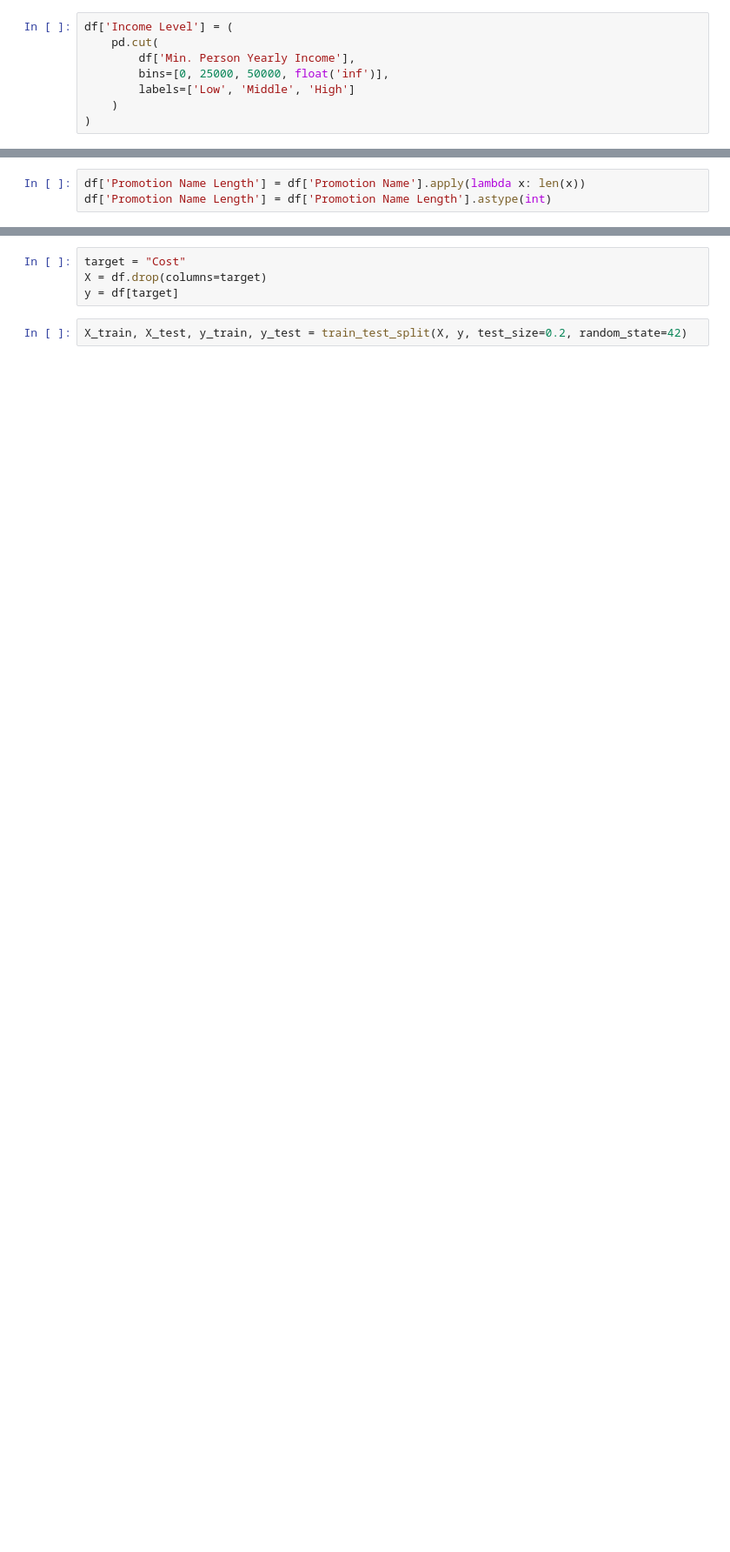
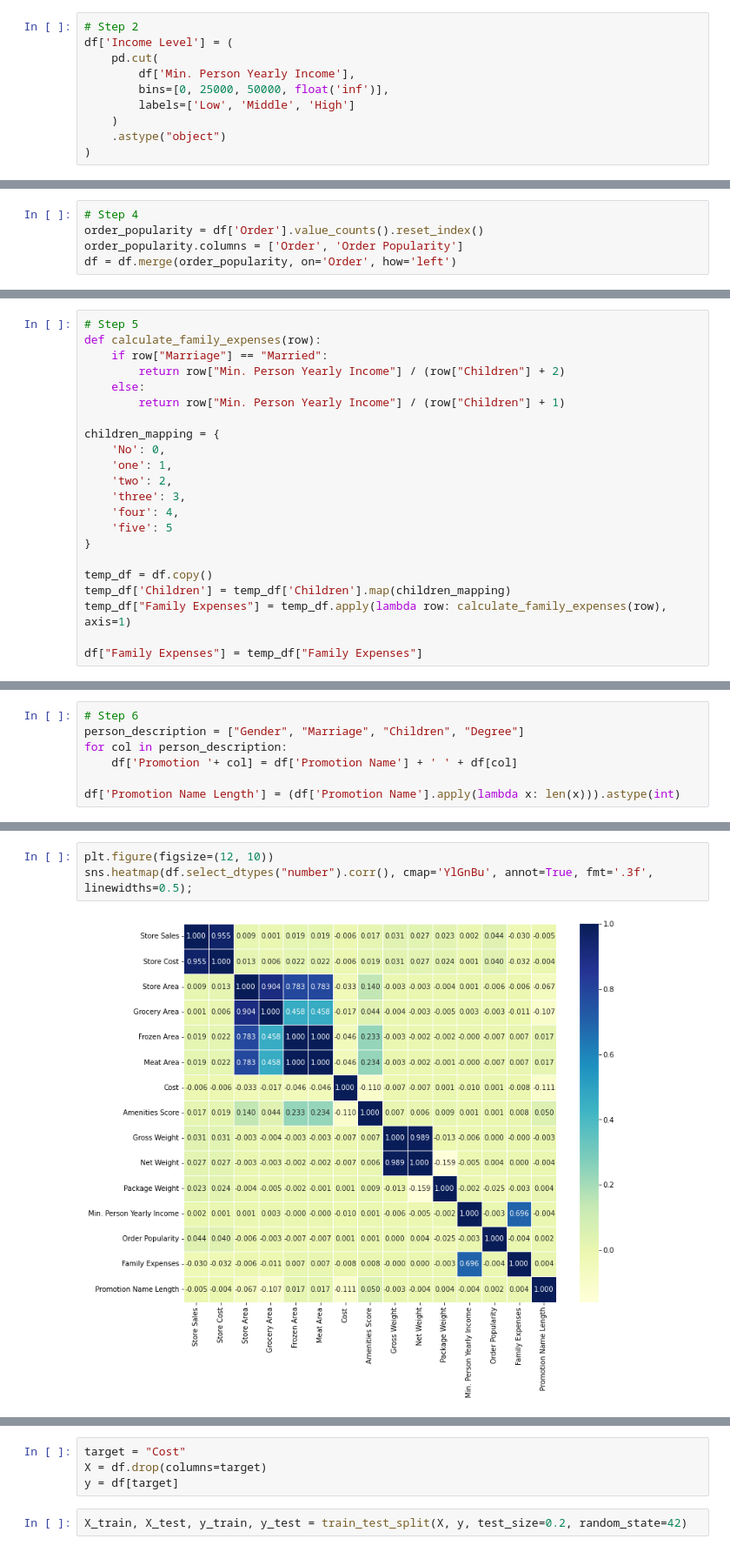
Before and after one commit to kershrita/Predicting-Market-Costs, a Jupyter notebook: model building.ipynb, the cells around one changed output, grey strips where cells are left out. Shown at 87% size. Saved outputs shown, nothing was run; the diff lists cells and outputs as text; blank space fills up the shorter version.

```diff
--- a/model building.ipynb
+++ b/model building.ipynb
@@ -93,8 +113,10 @@ df["Store CountryISO2"] = df["Store Code"] + '_' + df["Country ISO2"]
 # %%
+# Step 2
 df['Income Level'] = (
     pd.cut(
         df['Min. Person Yearly Income'],
         bins=[0, 25000, 50000, float('inf')],
         labels=['Low', 'Middle', 'High']
     )
+    .astype("object")
 )
@@ -100,0 +141,5 @@ df['Income Level'] = (
+# %%
+# Step 4
+order_popularity = df['Order'].value_counts().reset_index()
+order_popularity.columns = ['Order', 'Order Popularity']
+df = df.merge(order_popularity, on='Order', how='left')
@@ -100,0 +148,22 @@ df['Income Level'] = (
+# %%
+# Step 5
+def calculate_family_expenses(row):
+    if row["Marriage"] == "Married":
+        return row["Min. Person Yearly Income"] / (row["Children"] + 2)
+    else:
+        return row["Min. Person Yearly Income"] / (row["Children"] + 1)
+
+children_mapping = {
+    'No': 0,
+    'one': 1,
+    'two': 2,
+    'three': 3,
+    'four': 4,
+    'five': 5
+}
+
+temp_df = df.copy()
+temp_df['Children'] = temp_df['Children'].map(children_mapping)
+temp_df["Family Expenses"] = temp_df.apply(lambda row: calculate_family_expenses(row), axis=1)
+
+df["Family Expenses"] = temp_df["Family Expenses"]
@@ -101,3 +172,7 @@ df['Income Level'] = (
 # %%
-df['Promotion Name Length'] = df['Promotion Name'].apply(lambda x: len(x))
-df['Promotion Name Length'] = df['Promotion Name Length'].astype(int)
+# Step 6
+person_description = ["Gender", "Marriage", "Children", "Degree"]
+for col in person_description:
+    df['Promotion '+ col] = df['Promotion Name'] + ' ' + df[col]
+
+df['Promotion Name Length'] = (df['Promotion Name'].apply(lambda x: len(x))).astype(int)
@@ -107,0 +179,5 @@ test = df.merge(promotion_frequency, on='Promotion Name', how='left')
+# %%
+plt.figure(figsize=(12, 10))
+sns.heatmap(df.select_dtypes("number").corr(), cmap='YlGnBu', annot=True, fmt='.3f', linewidths=0.5);
+# %% [output]
+[figure, added]
```
Also changed, not shown: parts of 119 cells of this notebook.
